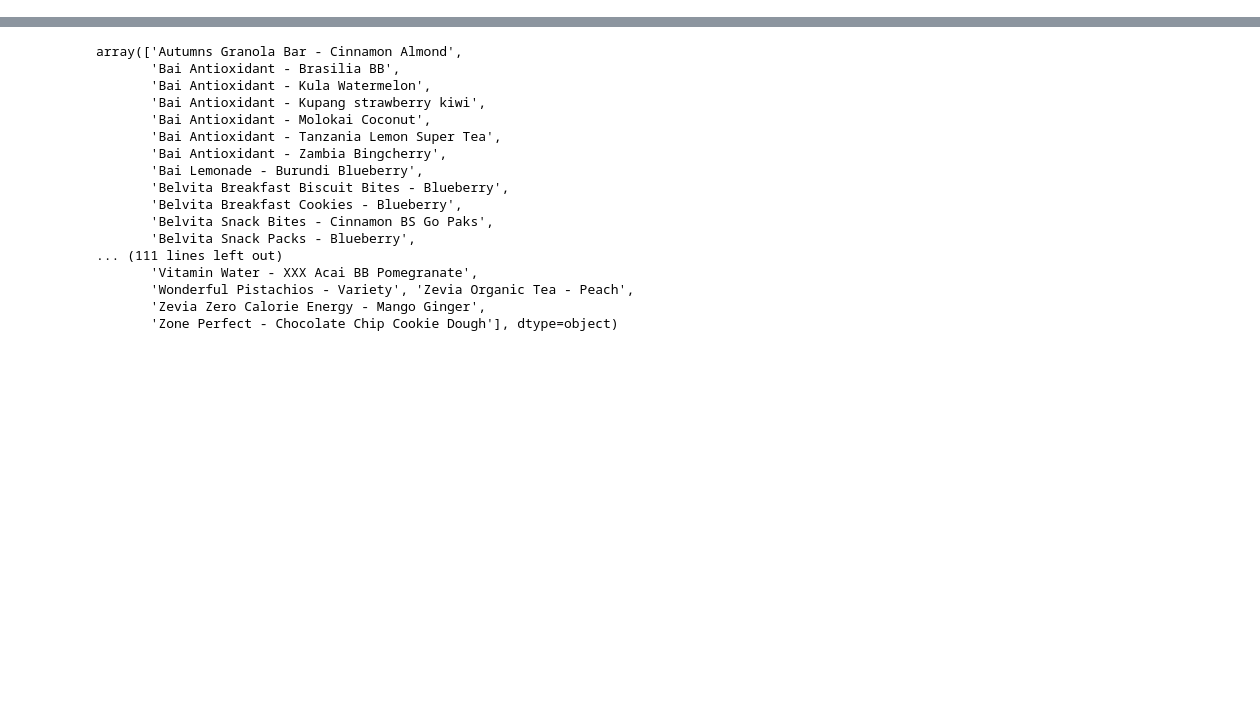
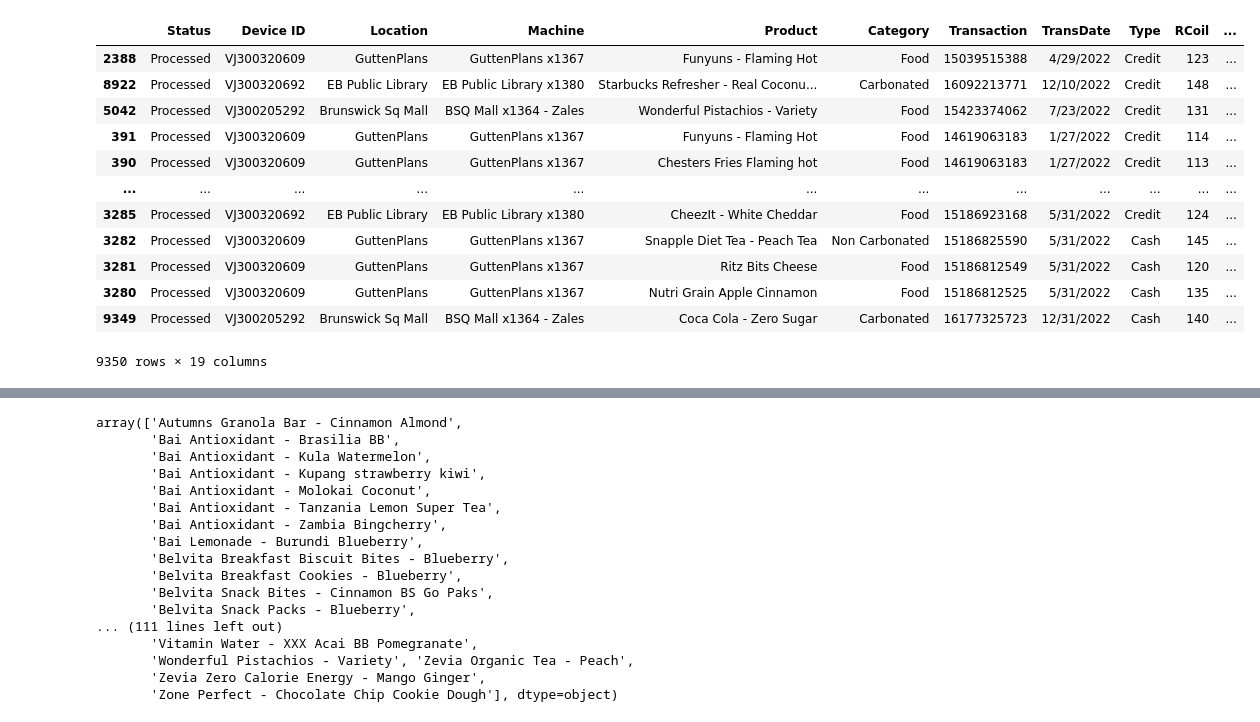
Before and after one commit to tomweinandy/AIinPowerBI, a Jupyter notebook: clean_vending_data.ipynb, the cells around one changed output, grey strips where cells are left out. Saved outputs shown, nothing was run; the diff lists cells and outputs as text; code cells hidden in the pictures; blank space fills up the shorter version.

```diff
--- a/clean_vending_data.ipynb
+++ b/clean_vending_data.ipynb
@@ -6,6 +6,24 @@
 # %%
 import pandas as pd
 import matplotlib.pyplot as plt
 
 # Read the CSV file
-data = pd.read_csv('vend.csv').dropna()
+df = pd.read_csv('vend.csv').dropna()
+txn = df.value_counts('Transaction')
+txn = pd.DataFrame(txn, columns=['Basket']).reset_index()
+df = df.merge(txn, how='left', on='Transaction')
+df.sort_values('Basket', ascending=False)
+# %% [output]
+|  | Status | Device ID | Location | Machine | Product | Category | Transaction | TransDate | Type | RCoil | ... |
+| 2388 | Processed | VJ300320609 | GuttenPlans | GuttenPlans x1367 | Funyuns - Flaming Hot | Food | 15039515388 | 4/29/2022 | Credit | 123 | ... |
+| 8922 | Processed | VJ300320692 | EB Public Library | EB Public Library x1380 | Starbucks Refresher - Real Coconu... | Carbonated | 16092213771 | 12/10/2022 | Credit | 148 | ... |
+| 5042 | Processed | VJ300205292 | Brunswick Sq Mall | BSQ Mall x1364 - Zales | Wonderful Pistachios - Variety | Food | 15423374062 | 7/23/2022 | Credit | 131 | ... |
+| 391 | Processed | VJ300320609 | GuttenPlans | GuttenPlans x1367 | Funyuns - Flaming Hot | Food | 14619063183 | 1/27/2022 | Credit | 114 | ... |
+| 390 | Processed | VJ300320609 | GuttenPlans | GuttenPlans x1367 | Chesters Fries Flaming hot | Food | 14619063183 | 1/27/2022 | Credit | 113 | ... |
+| ... | ... | ... | ... | ... | ... | ... | ... | ... | ... | ... | ... |
+| 3285 | Processed | VJ300320692 | EB Public Library | EB Public Library x1380 | CheezIt - White Cheddar | Food | 15186923168 | 5/31/2022 | Credit | 124 | ... |
+| 3282 | Processed | VJ300320609 | GuttenPlans | GuttenPlans x1367 | Snapple Diet Tea - Peach Tea | Non Carbonated | 15186825590 | 5/31/2022 | Cash | 145 | ... |
+| 3281 | Processed | VJ300320609 | GuttenPlans | GuttenPlans x1367 | Ritz Bits Cheese | Food | 15186812549 | 5/31/2022 | Cash | 120 | ... |
+| 3280 | Processed | VJ300320609 | GuttenPlans | GuttenPlans x1367 | Nutri Grain Apple Cinnamon | Food | 15186812525 | 5/31/2022 | Cash | 135 | ... |
+| 9349 | Processed | VJ300205292 | Brunswick Sq Mall | BSQ Mall x1364 - Zales | Coca Cola - Zero Sugar | Carbonated | 16177325723 | 12/31/2022 | Cash | 140 | ... |
+9350 rows × 19 columns
```
Also changed, not shown: parts of 11 cells of this notebook.
